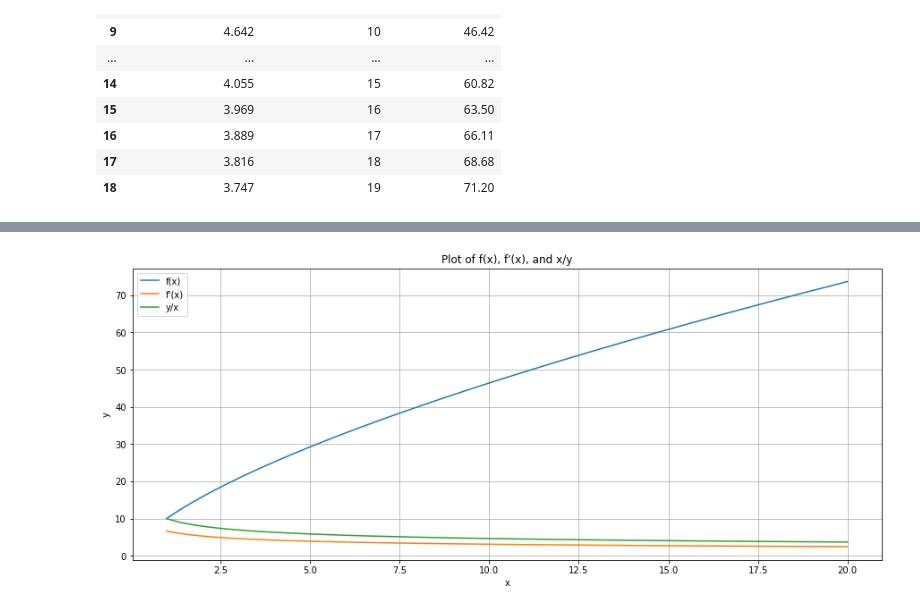
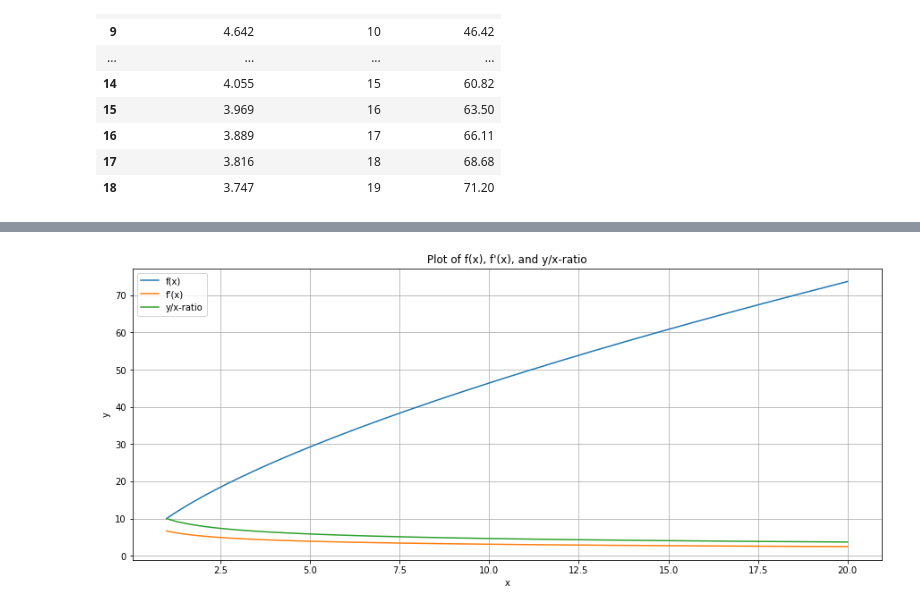
Before and after one commit to ch-sander/raramagnetica, a Jupyter notebook: docs/research/Gravity_Warwick_2023/function.ipynb, the cells around one changed output, grey strips where cells are left out. Drawn from its saved outputs; the diff is of its cells as text; code cells hidden in the pictures.

```diff
--- a/docs/research/Gravity_Warwick_2023/function.ipynb
+++ b/docs/research/Gravity_Warwick_2023/function.ipynb
@@ -115,31 +115,31 @@ table.head(19)
 # %%
 # Define the functions
 def square_of_cube_root(x):
     return x**(2/3)*10
 
 def derivative_of_cube_root(x):
     return (20 / (3 * x**(1/3)))
 
 # Generate x-values
 x = np.linspace(1, 20, 500)
 
 # Calculate y-values for the function and its derivative
 y = square_of_cube_root(x)
 derivative = derivative_of_cube_root(x)
 ratio = y / x
 
 # Set the figure size
 plt.figure(figsize=(15, 6))
 
 # Create the plot
 plt.plot(x, y, label="f(x)")
 plt.plot(x, derivative, label="f'(x)")
-plt.plot(x, ratio, label="y/x")
-plt.title("Plot of f(x), f'(x), and x/y")
+plt.plot(x, ratio, label="y/x-ratio")
+plt.title("Plot of f(x), f'(x), and y/x-ratio")
 plt.xlabel("x")
 plt.ylabel("y")
 plt.legend()
 plt.grid(True)
 plt.show()
 # %% [output]
-[figure, old version]
+[figure, new version]
```
